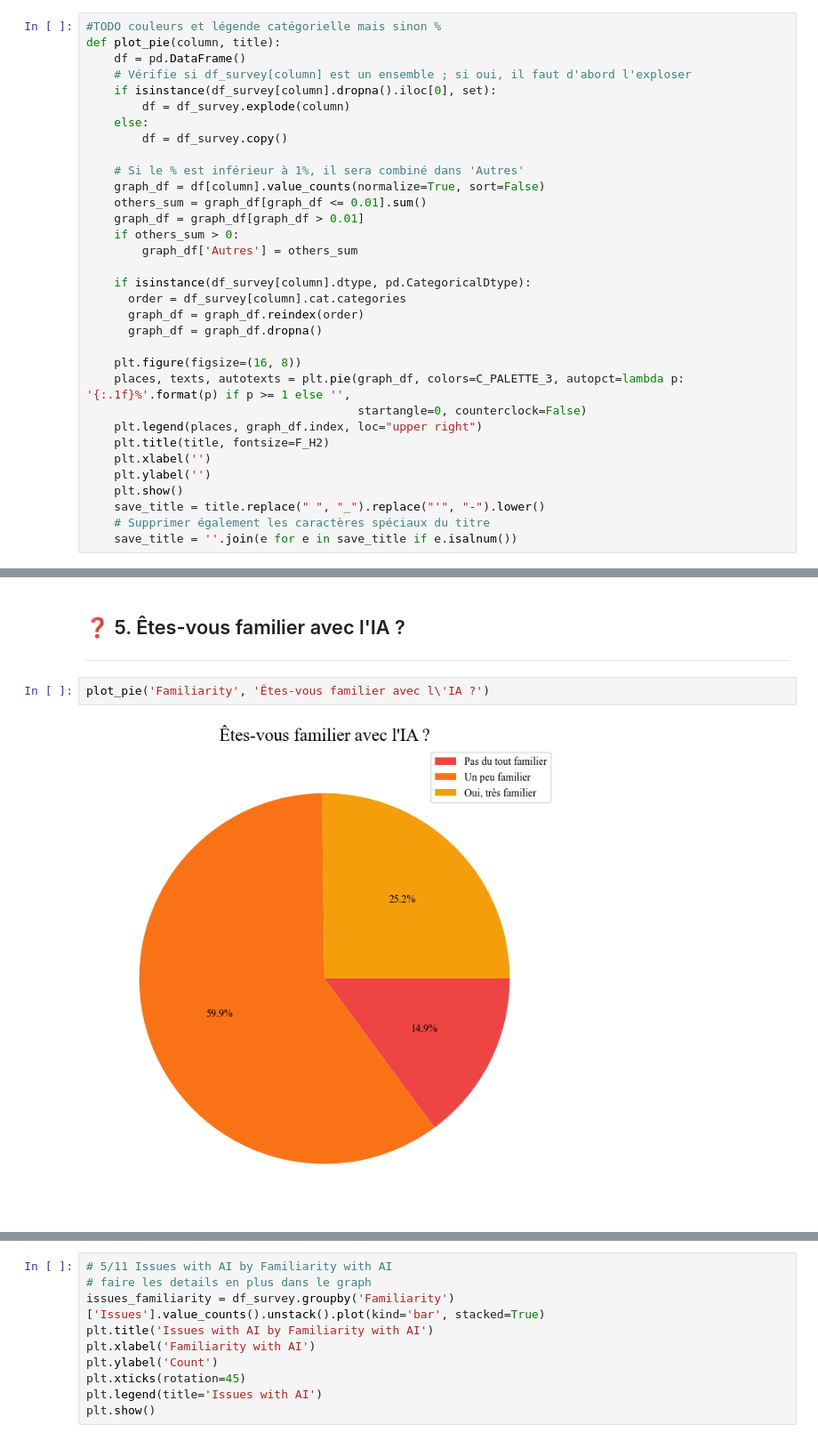
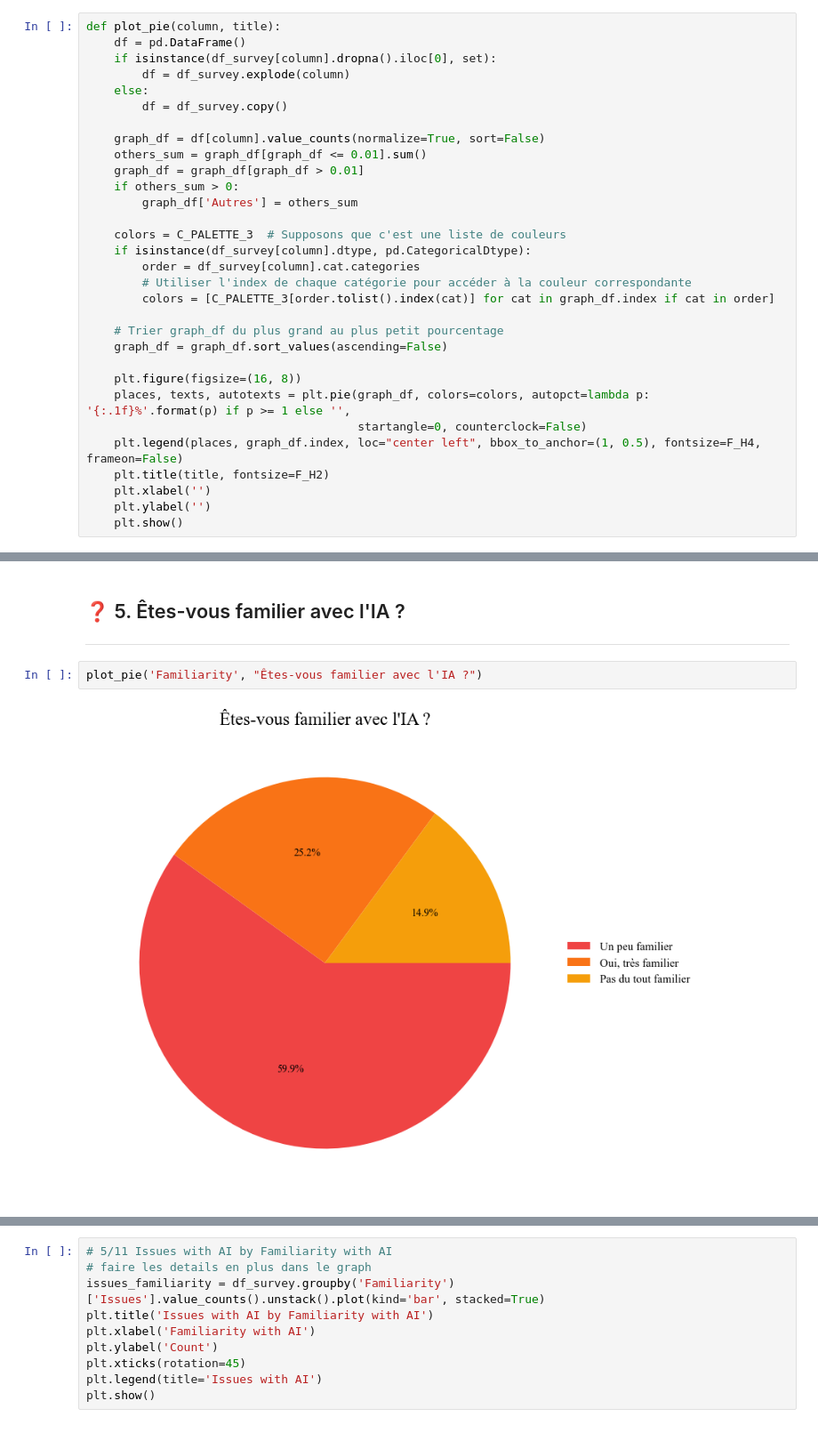
Before and after one commit to QuentinDstl/survey_adoption_by_employees, a Jupyter notebook: src/main.ipynb, the cells around one changed output, grey strips where cells are left out. Shown at 89% size. Drawn from its saved outputs; the diff is of its cells as text.

```diff
--- a/src/main.ipynb
+++ b/src/main.ipynb
@@ -181,38 +181,36 @@ plt.show()
 
 ---
 # %%
-#TODO couleurs et légende catégorielle mais sinon %
 def plot_pie(column, title):
     df = pd.DataFrame()
-    # Vérifie si df_survey[column] est un ensemble ; si oui, il faut d'abord l'exploser
     if isinstance(df_survey[column].dropna().iloc[0], set):
         df = df_survey.explode(column)
     else:
         df = df_survey.copy()
 
-    # Si le % est inférieur à 1%, il sera combiné dans 'Autres'
     graph_df = df[column].value_counts(normalize=True, sort=False)
     others_sum = graph_df[graph_df <= 0.01].sum()
     graph_df = graph_df[graph_df > 0.01]
     if others_sum > 0:
         graph_df['Autres'] = others_sum
 
+    colors = C_PALETTE_3  # Supposons que c'est une liste de couleurs
     if isinstance(df_survey[column].dtype, pd.CategoricalDtype):
-      order = df_survey[column].cat.categories
-      graph_df = graph_df.reindex(order)
-      graph_df = graph_df.dropna()
+        order = df_survey[column].cat.categories
+        # Utiliser l'index de chaque catégorie pour accéder à la couleur correspondante
+        colors = [C_PALETTE_3[order.tolist().index(cat)] for cat in graph_df.index if cat in order]
+
+    # Trier graph_df du plus grand au plus petit pourcentage
+    graph_df = graph_df.sort_values(ascending=False)
 
     plt.figure(figsize=(16, 8))
-    places, texts, autotexts = plt.pie(graph_df, colors=C_PALETTE_3, autopct=lambda p: '{:.1f}%'.format(p) if p >= 1 else '',
+    places, texts, autotexts = plt.pie(graph_df, colors=colors, autopct=lambda p: '{:.1f}%'.format(p) if p >= 1 else '',
                                        startangle=0, counterclock=False)
-    plt.legend(places, graph_df.index, loc="upper right")
+    plt.legend(places, graph_df.index, loc="center left", bbox_to_anchor=(1, 0.5), fontsize=F_H4, frameon=False)
     plt.title(title, fontsize=F_H2)
     plt.xlabel('')
     plt.ylabel('')
     plt.show()
-    save_title = title.replace(" ", "_").replace("'", "-").lower()
-    # Supprimer également les caractères spéciaux du titre
-    save_title = ''.join(e for e in save_title if e.isalnum())
 # %% [markdown]
 # 🗣️ Survey Answer
 
@@ -792,7 +790,7 @@ plt.show()
 ## ❓ 5. Êtes-vous familier avec l'IA ?
 ---
 # %%
-plot_pie('Familiarity', 'Êtes-vous familier avec l\'IA ?')
+plot_pie('Familiarity', "Êtes-vous familier avec l'IA ?")
 # %% [output]
-[figure, old version]
+[figure, new version]
 # %% [markdown]
```
Also changed, not shown: parts of 46 cells of this notebook.
